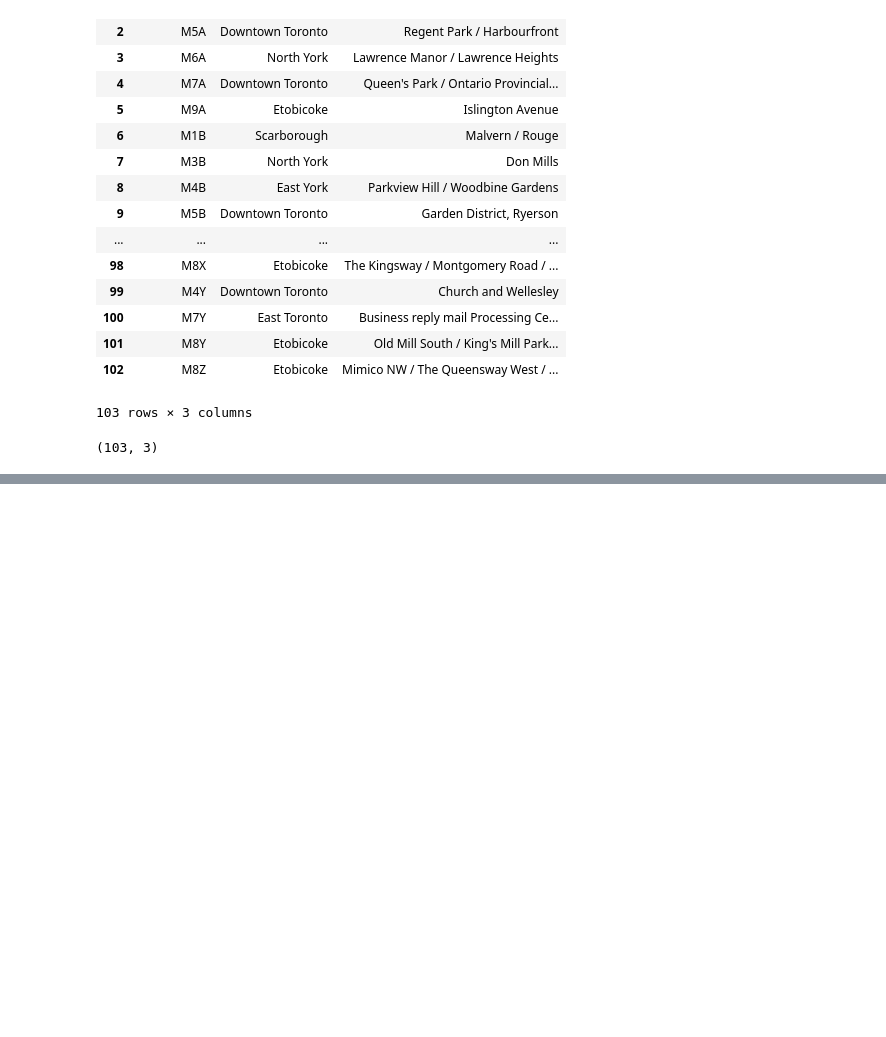
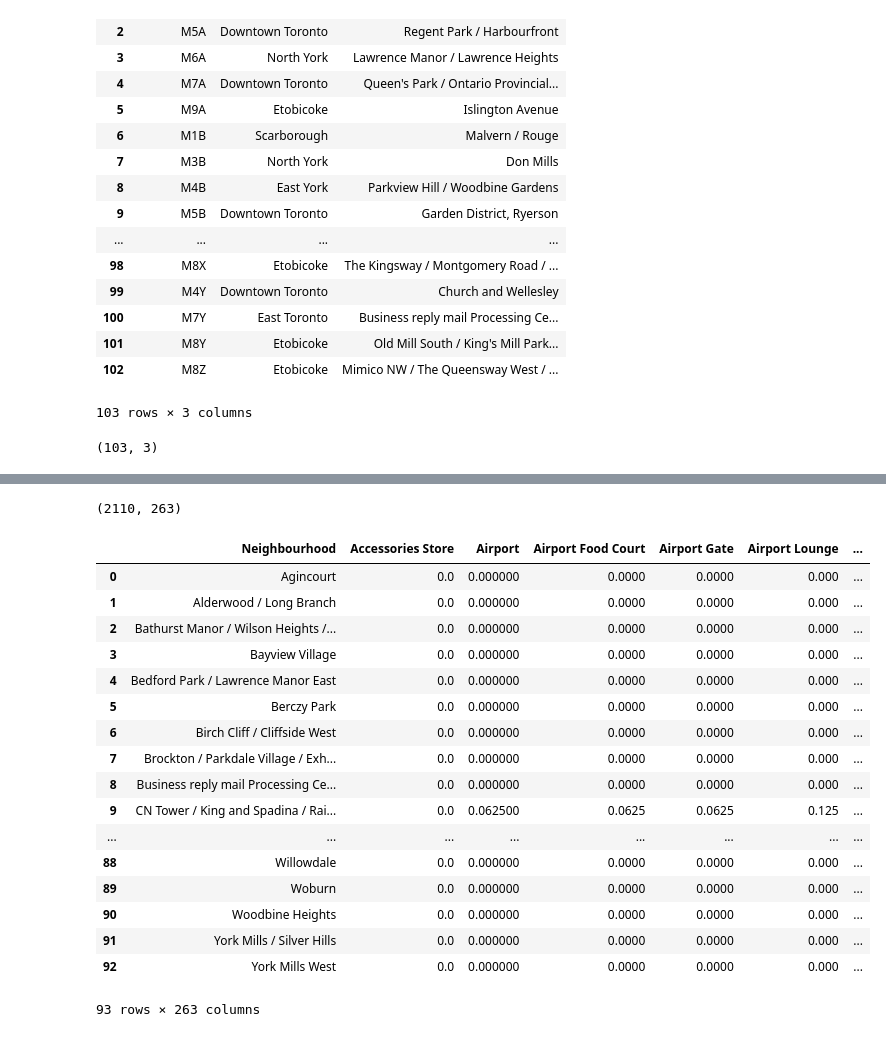
Before and after one commit to Deepashri2203/github-exampleforme, a Jupyter notebook: Segmenting and Clustering -Project.ipynb, the cells around one changed output, grey strips where cells are left out. Saved outputs shown, nothing was run; the diff lists cells and outputs as text; code cells hidden in the pictures; blank space fills up the shorter version.

```diff
--- a/Segmenting and Clustering -Project.ipynb
+++ b/Segmenting and Clustering -Project.ipynb
@@ -131,0 +265,9 @@ df2.shape
+# %%
+CLIENT_ID = 'HLBRRB4AVOCFZZMGD0FPS0ZPVZD13NXQHEF1PO3ZYRA5M4PE' # your Foursquare ID
+CLIENT_SECRET = 'TVIRSWCH15TXUIERGXZLRWJ2GWESENPMQ2KN0KR2KAXOS0IL' # your Foursquare Secret
+
+VERSION = '20180605' # Foursquare API version
+# %%
+# defining radius and limit of venues to get
+radius=500
+LIMIT=100
@@ -131,0 +314,5 @@ df2.shape
+# %%
+toronto_venues = getNearbyVenues(names=Toronto_df['Neighborhood'],
+                                   latitudes=Toronto_df['Latitude'],
+                                   longitudes=Toronto_df['Longitude']
+                                  )
@@ -131,0 +394,12 @@ df2.shape
+# %%
+# one hot encoding
+toronto_onehot = pd.get_dummies(toronto_venues[['Venue Category']], prefix="", prefix_sep="")
+
+# add neighborhood column back to dataframe
+toronto_onehot['Neighbourhood'] = toronto_venues['Neighbourhood']
+
+# move neighborhood column to the first column
+fixed_columns = [toronto_onehot.columns[-1]] + list(toronto_onehot.columns[:-1])
+toronto_onehot = toronto_onehot[fixed_columns]
+
+toronto_onehot.head()
@@ -131,0 +414,30 @@ df2.shape
+# %%
+# examine the new dataframe size.
+
+toronto_onehot.shape
+# %% [output]
+(2110, 263)
+# %%
+# group rows by neighborhood and by taking the mean of the frequency of occurrence of each category
+
+toronto_grouped = toronto_onehot.groupby('Neighbourhood').mean().reset_index()
+toronto_grouped
+# %% [output]
+|  | Neighbourhood | Accessories Store | Airport | Airport Food Court | Airport Gate | Airport Lounge | ... |
+| 0 | Agincourt | 0.0 | 0.000000 | 0.0000 | 0.0000 | 0.000 | ... |
+| 1 | Alderwood / Long Branch | 0.0 | 0.000000 | 0.0000 | 0.0000 | 0.000 | ... |
+| 2 | Bathurst Manor / Wilson Heights /... | 0.0 | 0.000000 | 0.0000 | 0.0000 | 0.000 | ... |
+| 3 | Bayview Village | 0.0 | 0.000000 | 0.0000 | 0.0000 | 0.000 | ... |
+| 4 | Bedford Park / Lawrence Manor East | 0.0 | 0.000000 | 0.0000 | 0.0000 | 0.000 | ... |
+| 5 | Berczy Park | 0.0 | 0.000000 | 0.0000 | 0.0000 | 0.000 | ... |
+| 6 | Birch Cliff / Cliffside West | 0.0 | 0.000000 | 0.0000 | 0.0000 | 0.000 | ... |
+| 7 | Brockton / Parkdale Village / Exh... | 0.0 | 0.000000 | 0.0000 | 0.0000 | 0.000 | ... |
+| 8 | Business reply mail Processing Ce... | 0.0 | 0.000000 | 0.0000 | 0.0000 | 0.000 | ... |
+| 9 | CN Tower / King and Spadina / Rai... | 0.0 | 0.062500 | 0.0625 | 0.0625 | 0.125 | ... |
+| ... | ... | ... | ... | ... | ... | ... | ... |
+| 88 | Willowdale | 0.0 | 0.000000 | 0.0000 | 0.0000 | 0.000 | ... |
+| 89 | Woburn | 0.0 | 0.000000 | 0.0000 | 0.0000 | 0.000 | ... |
+| 90 | Woodbine Heights | 0.0 | 0.000000 | 0.0000 | 0.0000 | 0.000 | ... |
+| 91 | York Mills / Silver Hills | 0.0 | 0.000000 | 0.0000 | 0.0000 | 0.000 | ... |
+| 92 | York Mills West | 0.0 | 0.000000 | 0.0000 | 0.0000 | 0.000 | ... |
+93 rows × 263 columns
```
Also changed, not shown: parts of 30 cells of this notebook.
